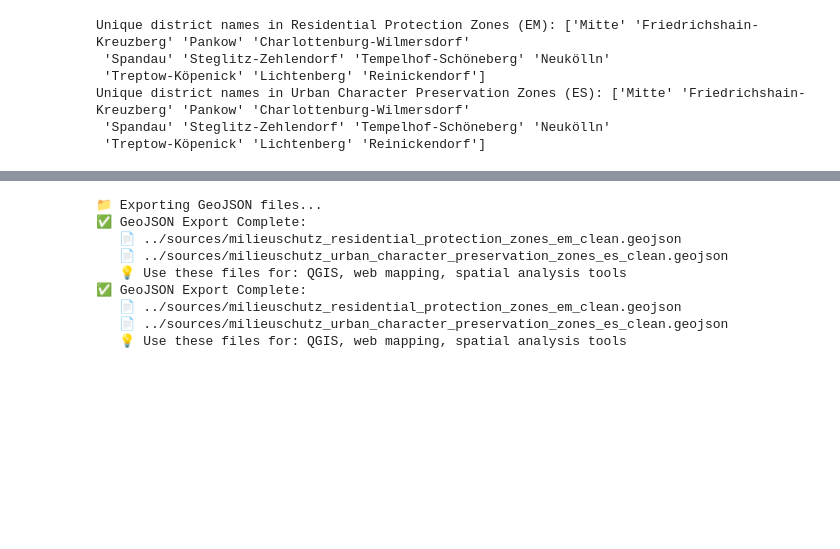
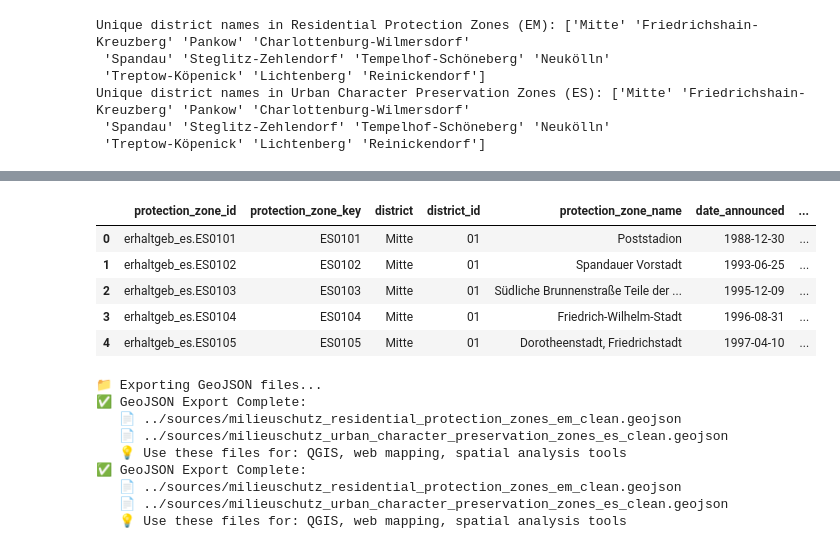
Before and after one commit to webeet-io/layered-populate-data-pool-da, a Jupyter notebook: milieuschutz-populating-db/scripts/milieuschutz-data-transformation.ipynb, the cells around one changed output, grey strips where cells are left out. Cells and saved outputs as stored; diff of their text form; code cells hidden in the pictures; blank space fills up the shorter version.

```diff
--- a/milieuschutz-populating-db/scripts/milieuschutz-data-transformation.ipynb
+++ b/milieuschutz-populating-db/scripts/milieuschutz-data-transformation.ipynb
@@ -599,3 +775,12 @@ print("\n🚀 Data validation complete - ready for export!")
+# %%
+gdf_es.head()
+# %% [output]
+|  | protection_zone_id | protection_zone_key | district | district_id | protection_zone_name | date_announced | ... |
+| 0 | erhaltgeb_es.ES0101 | ES0101 | Mitte | 01 | Poststadion | 1988-12-30 | ... |
+| 1 | erhaltgeb_es.ES0102 | ES0102 | Mitte | 01 | Spandauer Vorstadt | 1993-06-25 | ... |
+| 2 | erhaltgeb_es.ES0103 | ES0103 | Mitte | 01 | Südliche Brunnenstraße Teile der ... | 1995-12-09 | ... |
+| 3 | erhaltgeb_es.ES0104 | ES0104 | Mitte | 01 | Friedrich-Wilhelm-Stadt | 1996-08-31 | ... |
+| 4 | erhaltgeb_es.ES0105 | ES0105 | Mitte | 01 | Dorotheenstadt, Friedrichstadt | 1997-04-10 | ... |
 # %%
 # 🌍 Export 1: GeoJSON Format (Full Spatial Data)
 print("📁 Exporting GeoJSON files...")
```
Also changed, not shown: parts of 20 cells of this notebook, 9 other files.
